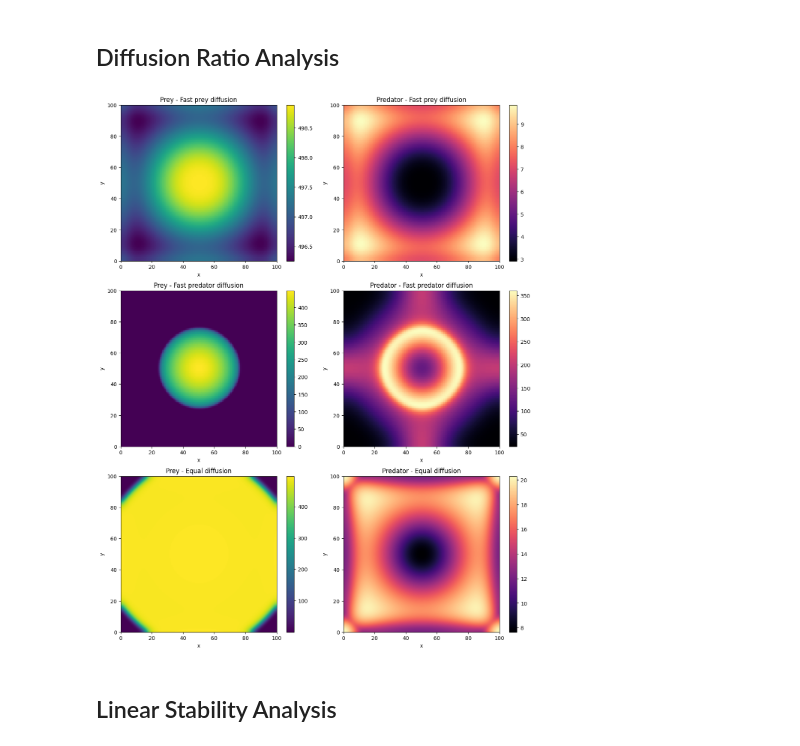
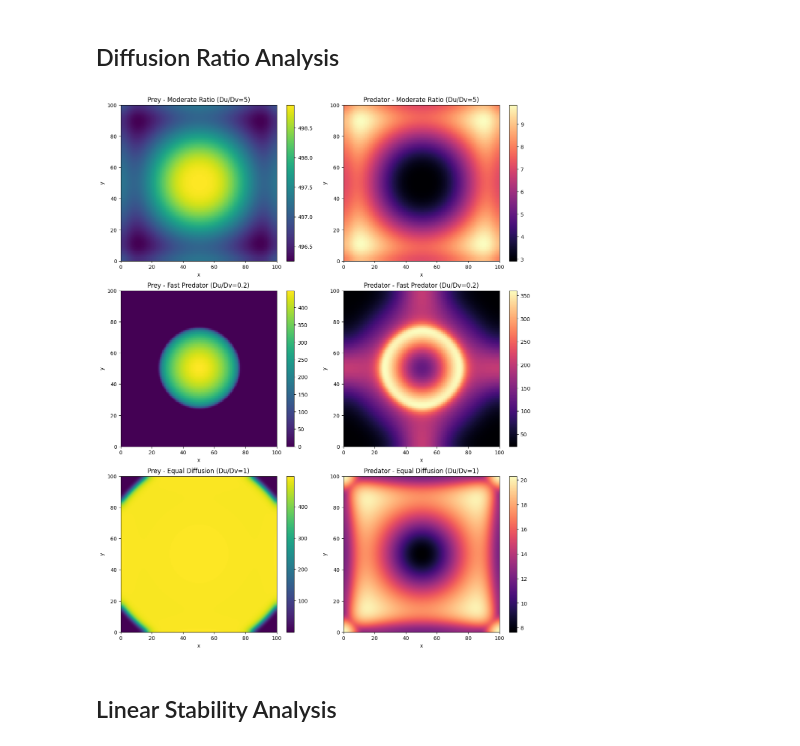
Before and after one commit to salernoelia/V5-2_project, a Jupyter notebook: project.ipynb, the cells around one changed output. Saved outputs shown, nothing was run; the diff lists cells and outputs as text; code cells hidden in the pictures.

```diff
--- a/project.ipynb
+++ b/project.ipynb
@@ -238,9 +238,9 @@ predator density range: 18.68 to 398.03
 ## Diffusion Ratio Analysis
 # %%
 test_params = [
-    {"Du": 0.5, "Dv": 0.1, "label": "Fast prey diffusion"},
-    {"Du": 0.1, "Dv": 0.5, "label": "Fast predator diffusion"},
-    {"Du": 0.2, "Dv": 0.2, "label": "Equal diffusion", "N": 256},  # Higher resolution for equal diffusion
+    {"Du": 0.5, "Dv": 0.1, "label": "Moderate Ratio (Du/Dv=5)"},
+    {"Du": 0.1, "Dv": 0.5, "label": "Fast Predator (Du/Dv=0.2)"},
+    {"Du": 0.2, "Dv": 0.2, "label": "Equal Diffusion (Du/Dv=1)", "N": 256},
 ]
 
 fig, axes = plt.subplots(3, 2, figsize=(12, 15))
@@ -259,34 +259,34 @@ for idx, params in enumerate(test_params):
     U_test = np.full((N_test, N_test), u_ss)
     V_test = np.full((N_test, N_test), v_ss)
     cx, cy = N_test // 2, N_test // 2
     X_test, Y_test = np.meshgrid(np.arange(N_test), np.arange(N_test))
     dist_test = np.sqrt((X_test - cx)**2 + (Y_test - cy)**2)
     U_test[dist_test < 10] = u_ss * 1.2
     V_test[dist_test < 10] = v_ss * 0.8
     U_test = np.maximum(U_test, 0.01)
     V_test = np.maximum(V_test, 0.01)
 
     U_test, V_test = solve_pde(U_test, V_test, dx_test, dt_test, steps_test,
                                 Du_test, Dv_test, r, K, alpha, h, beta, m)
 
     im1 = axes[idx, 0].imshow(U_test, cmap='viridis', origin='lower', extent=[0, L, 0, L])
     axes[idx, 0].set_title(f'Prey - {params["label"]}')
     axes[idx, 0].set_xlabel('x')
     axes[idx, 0].set_ylabel('y')
     fig.colorbar(im1, ax=axes[idx, 0])
 
     im2 = axes[idx, 1].imshow(V_test, cmap='magma', origin='lower', extent=[0, L, 0, L])
     axes[idx, 1].set_title(f'Predator - {params["label"]}')
     axes[idx, 1].set_xlabel('x')
     axes[idx, 1].set_ylabel('y')
     fig.colorbar(im2, ax=axes[idx, 1])
 
 plt.tight_layout()
 
 if SAVE_PLOT_OUTPUTS:
     fig.savefig(PLOT_DIR + "diffusion_ratio_analysis.png", dpi=PLOT_DPI)
 # %% [output]
-[figure, old version]
+[figure, new version]
 # %% [markdown]
 ## Linear Stability Analysis
 # %%
```
Also changed, not shown: 16 other files.
